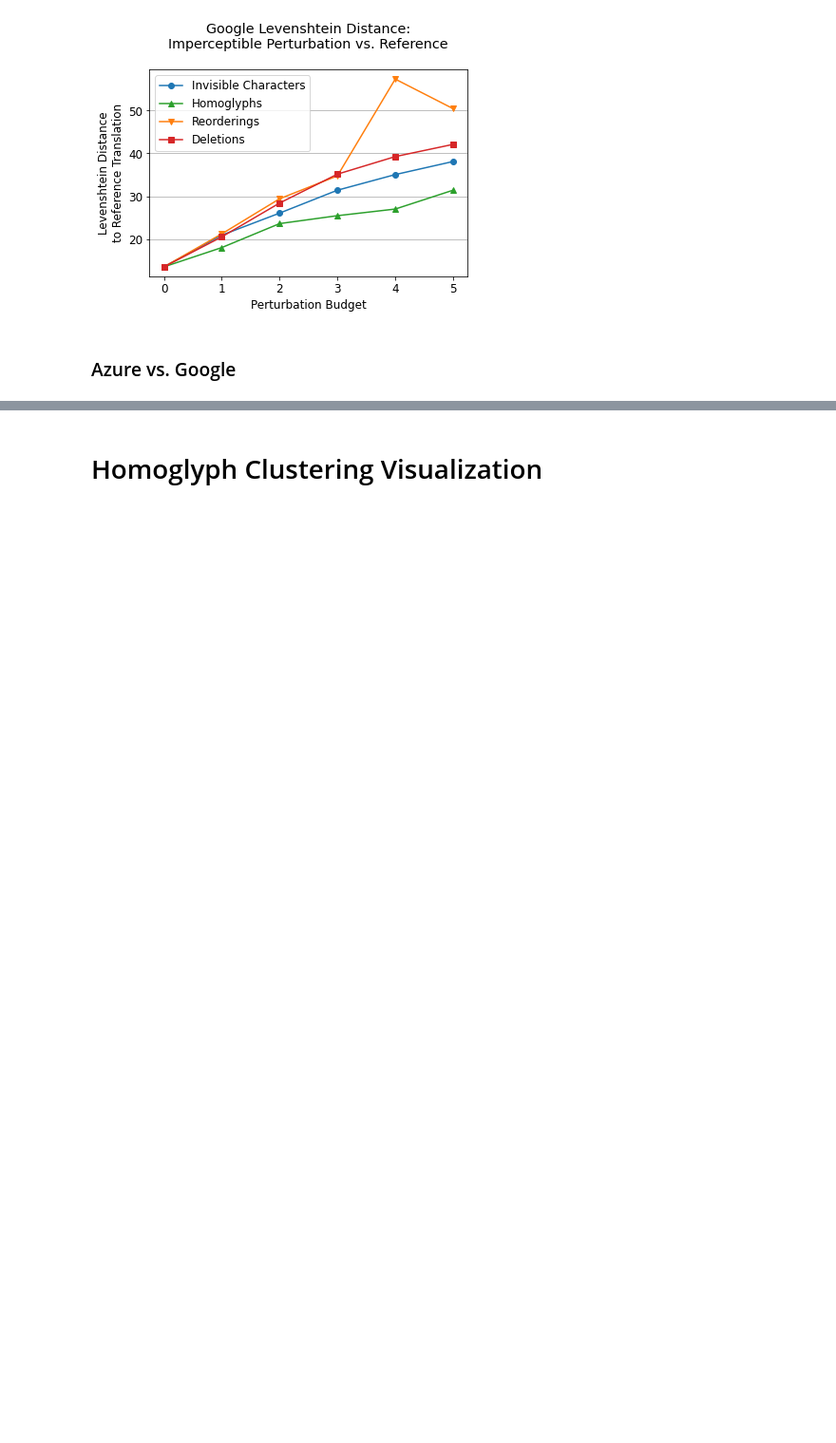
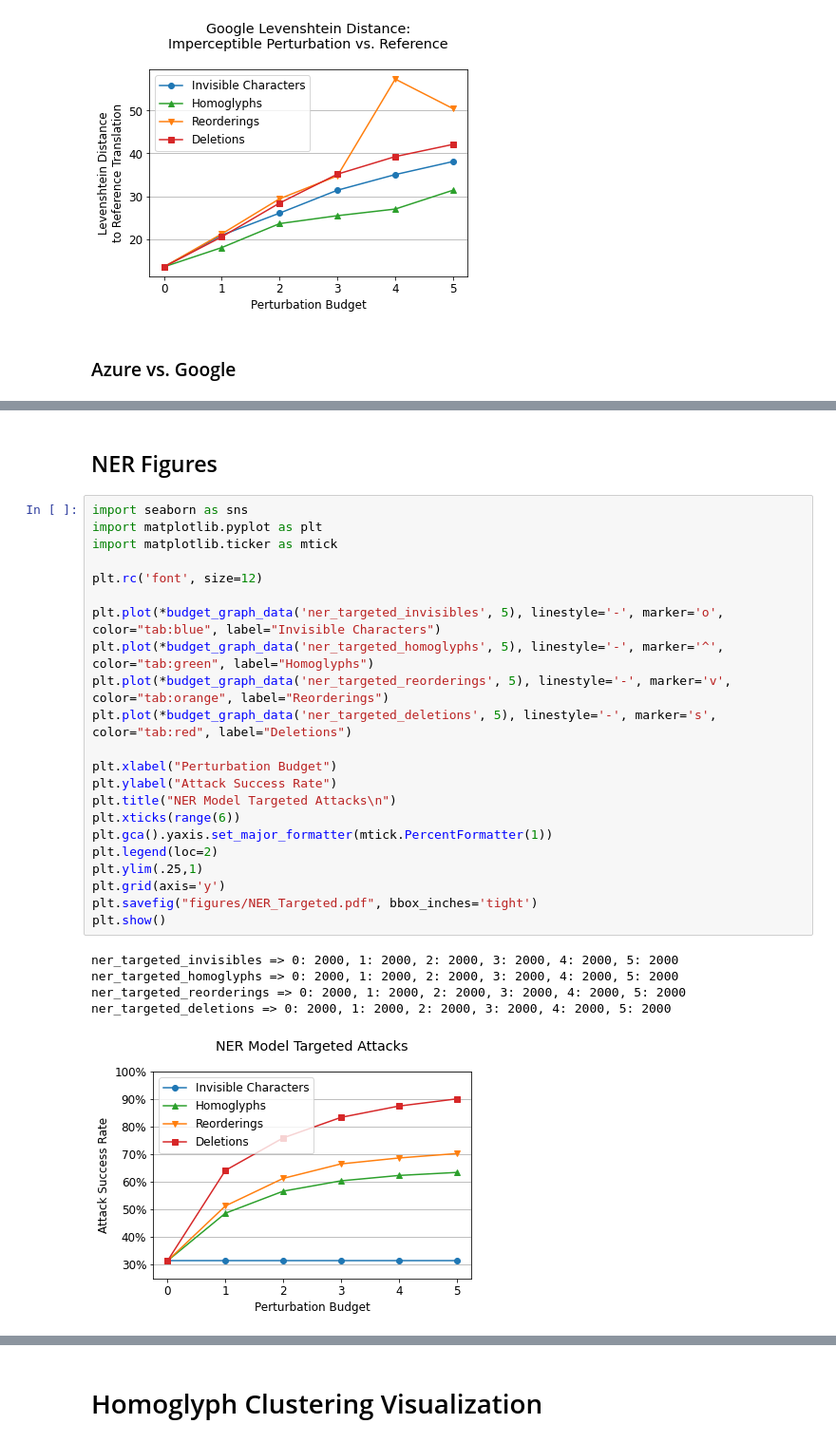
Before and after one commit to nickboucher/imperceptible, a Jupyter notebook: results/Figures.ipynb, the cells around one changed output, grey strips where cells are left out. Shown at 95% size. Drawn from its saved outputs; the diff is of its cells as text; blank space fills up the shorter version.

```diff
--- a/results/Figures.ipynb
+++ b/results/Figures.ipynb
@@ -506,0 +546,30 @@ plt.show()
+# %% [markdown]
+## NER Figures
+# %%
+import seaborn as sns
+import matplotlib.pyplot as plt
+import matplotlib.ticker as mtick
+
+plt.rc('font', size=12)
+
+plt.plot(*budget_graph_data('ner_targeted_invisibles', 5), linestyle='-', marker='o', color="tab:blue", label="Invisible Characters")
+plt.plot(*budget_graph_data('ner_targeted_homoglyphs', 5), linestyle='-', marker='^', color="tab:green", label="Homoglyphs")
+plt.plot(*budget_graph_data('ner_targeted_reorderings', 5), linestyle='-', marker='v', color="tab:orange", label="Reorderings")
+plt.plot(*budget_graph_data('ner_targeted_deletions', 5), linestyle='-', marker='s', color="tab:red", label="Deletions")
+
+plt.xlabel("Perturbation Budget")
+plt.ylabel("Attack Success Rate")
+plt.title("NER Model Targeted Attacks\n")
+plt.xticks(range(6))
+plt.gca().yaxis.set_major_formatter(mtick.PercentFormatter(1))
+plt.legend(loc=2)
+plt.ylim(.25,1)
+plt.grid(axis='y')
+plt.savefig("figures/NER_Targeted.pdf", bbox_inches='tight')
+plt.show()
+# %% [output]
+ner_targeted_invisibles => 0: 2000, 1: 2000, 2: 2000, 3: 2000, 4: 2000, 5: 2000
+ner_targeted_homoglyphs => 0: 2000, 1: 2000, 2: 2000, 3: 2000, 4: 2000, 5: 2000
+ner_targeted_reorderings => 0: 2000, 1: 2000, 2: 2000, 3: 2000, 4: 2000, 5: 2000
+ner_targeted_deletions => 0: 2000, 1: 2000, 2: 2000, 3: 2000, 4: 2000, 5: 2000
+[figure, added]
```
Also changed, not shown: parts of 20 cells of this notebook, 19 other files.
